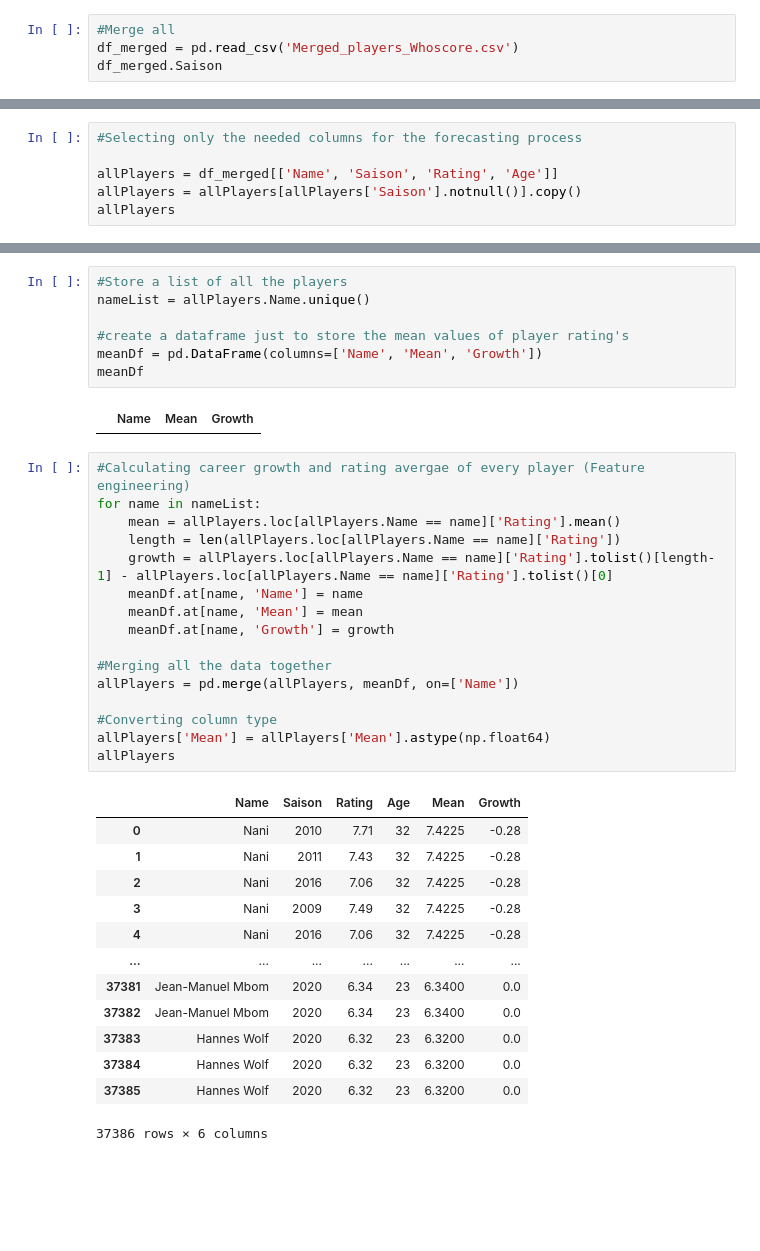
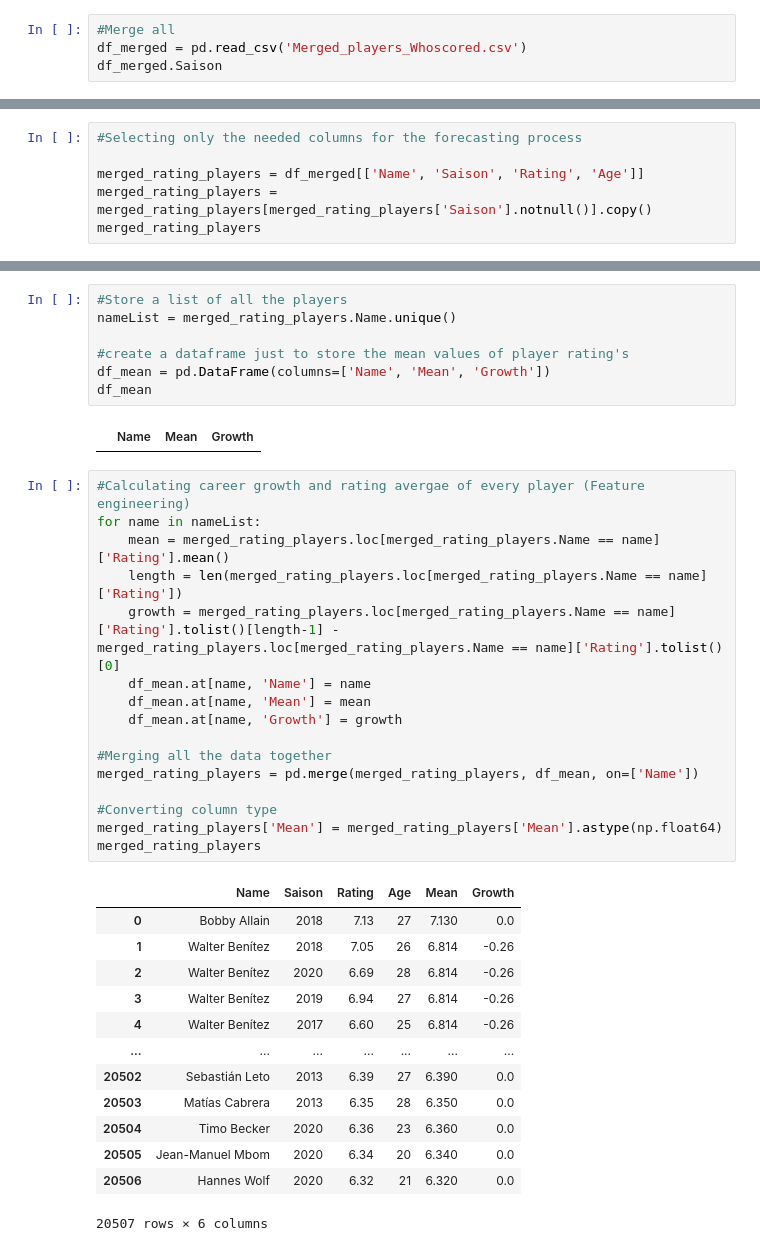
Before and after one commit to lbenyamin/Skoot, a Jupyter notebook: Preprocessing/Predictions/Model_Prediction_Rating.ipynb, the cells around one changed output, grey strips where cells are left out. Cells and saved outputs as stored; diff of their text form; blank space fills up the shorter version.

```diff
--- a/Preprocessing/Predictions/Model_Prediction_Rating.ipynb
+++ b/Preprocessing/Predictions/Model_Prediction_Rating.ipynb
@@ -17,6 +17,6 @@ df_goal = pd.read_csv('goalkeeper_players.csv')
 df_midfield = pd.read_csv('midfield_players.csv')
 # %%
 #Merge all
-df_merged = pd.read_csv('Merged_players_Whoscore.csv')
+df_merged = pd.read_csv('Merged_players_Whoscored.csv')
 df_merged.Saison
 # %% [output]
@@ -35,8 +35,8 @@ Name: Saison, Length: 37386, dtype: int64
 # %%
 #Selecting only the needed columns for the forecasting process
 
-allPlayers = df_merged[['Name', 'Saison', 'Rating', 'Age']]
-allPlayers = allPlayers[allPlayers['Saison'].notnull()].copy()
-allPlayers
+merged_rating_players = df_merged[['Name', 'Saison', 'Rating', 'Age']]
+merged_rating_players = merged_rating_players[merged_rating_players['Saison'].notnull()].copy()
+merged_rating_players
 # %% [output]
 |  | Name | Saison | Rating | Age |
@@ -73,40 +66,40 @@ allPlayers.loc[allPlayers.Name == 'Kylian Mbappé']
 # %%
 #Store a list of all the players
-nameList = allPlayers.Name.unique()
+nameList = merged_rating_players.Name.unique()
 
 #create a dataframe just to store the mean values of player rating's
-meanDf = pd.DataFrame(columns=['Name', 'Mean', 'Growth'])
-meanDf
+df_mean = pd.DataFrame(columns=['Name', 'Mean', 'Growth'])
+df_mean
 # %% [output]
 |  | Name | Mean | Growth |
 # %%
 #Calculating career growth and rating avergae of every player (Feature engineering)
 for name in nameList:
-    mean = allPlayers.loc[allPlayers.Name == name]['Rating'].mean()
-    length = len(allPlayers.loc[allPlayers.Name == name]['Rating'])
-    growth = allPlayers.loc[allPlayers.Name == name]['Rating'].tolist()[length-1] - allPlayers.loc[allPlayers.Name == name]['Rating'].tolist()[0]
-    meanDf.at[name, 'Name'] = name
-    meanDf.at[name, 'Mean'] = mean
-    meanDf.at[name, 'Growth'] = growth
+    mean = merged_rating_players.loc[merged_rating_players.Name == name]['Rating'].mean()
+    length = len(merged_rating_players.loc[merged_rating_players.Name == name]['Rating'])
+    growth = merged_rating_players.loc[merged_rating_players.Name == name]['Rating'].tolist()[length-1] - merged_rating_players.loc[merged_rating_players.Name == name]['Rating'].tolist()[0]
+    df_mean.at[name, 'Name'] = name
+    df_mean.at[name, 'Mean'] = mean
+    df_mean.at[name, 'Growth'] = growth
 
 #Merging all the data together
-allPlayers = pd.merge(allPlayers, meanDf, on=['Name'])
+merged_rating_players = pd.merge(merged_rating_players, df_mean, on=['Name'])
 
 #Converting column type
-allPlayers['Mean'] = allPlayers['Mean'].astype(np.float64)
-allPlayers
+merged_rating_players['Mean'] = merged_rating_players['Mean'].astype(np.float64)
+merged_rating_players
 # %% [output]
 |  | Name | Saison | Rating | Age | Mean | Growth |
-| 0 | Nani | 2010 | 7.71 | 32 | 7.4225 | -0.28 |
-| 1 | Nani | 2011 | 7.43 | 32 | 7.4225 | -0.28 |
-| 2 | Nani | 2016 | 7.06 | 32 | 7.4225 | -0.28 |
-| 3 | Nani | 2009 | 7.49 | 32 | 7.4225 | -0.28 |
-| 4 | Nani | 2016 | 7.06 | 32 | 7.4225 | -0.28 |
+| 0 | Bobby Allain | 2018 | 7.13 | 27 | 7.130 | 0.0 |
+| 1 | Walter Benítez | 2018 | 7.05 | 26 | 6.814 | -0.26 |
+| 2 | Walter Benítez | 2020 | 6.69 | 28 | 6.814 | -0.26 |
+| 3 | Walter Benítez | 2019 | 6.94 | 27 | 6.814 | -0.26 |
+| 4 | Walter Benítez | 2017 | 6.60 | 25 | 6.814 | -0.26 |
 | ... | ... | ... | ... | ... | ... | ... |
-| 37381 | Jean-Manuel Mbom | 2020 | 6.34 | 23 | 6.3400 | 0.0 |
-| 37382 | Jean-Manuel Mbom | 2020 | 6.34 | 23 | 6.3400 | 0.0 |
-| 37383 | Hannes Wolf | 2020 | 6.32 | 23 | 6.3200 | 0.0 |
-| 37384 | Hannes Wolf | 2020 | 6.32 | 23 | 6.3200 | 0.0 |
-| 37385 | Hannes Wolf | 2020 | 6.32 | 23 | 6.3200 | 0.0 |
+| 20502 | Sebastián Leto | 2013 | 6.39 | 27 | 6.390 | 0.0 |
+| 20503 | Matías Cabrera | 2013 | 6.35 | 28 | 6.350 | 0.0 |
+| 20504 | Timo Becker | 2020 | 6.36 | 23 | 6.360 | 0.0 |
+| 20505 | Jean-Manuel Mbom | 2020 | 6.34 | 20 | 6.340 | 0.0 |
+| 20506 | Hannes Wolf | 2020 | 6.32 | 21 | 6.320 | 0.0 |
-37386 rows × 6 columns
+20507 rows × 6 columns
 # %%
```
Also changed, not shown: parts of 29 cells of this notebook.
